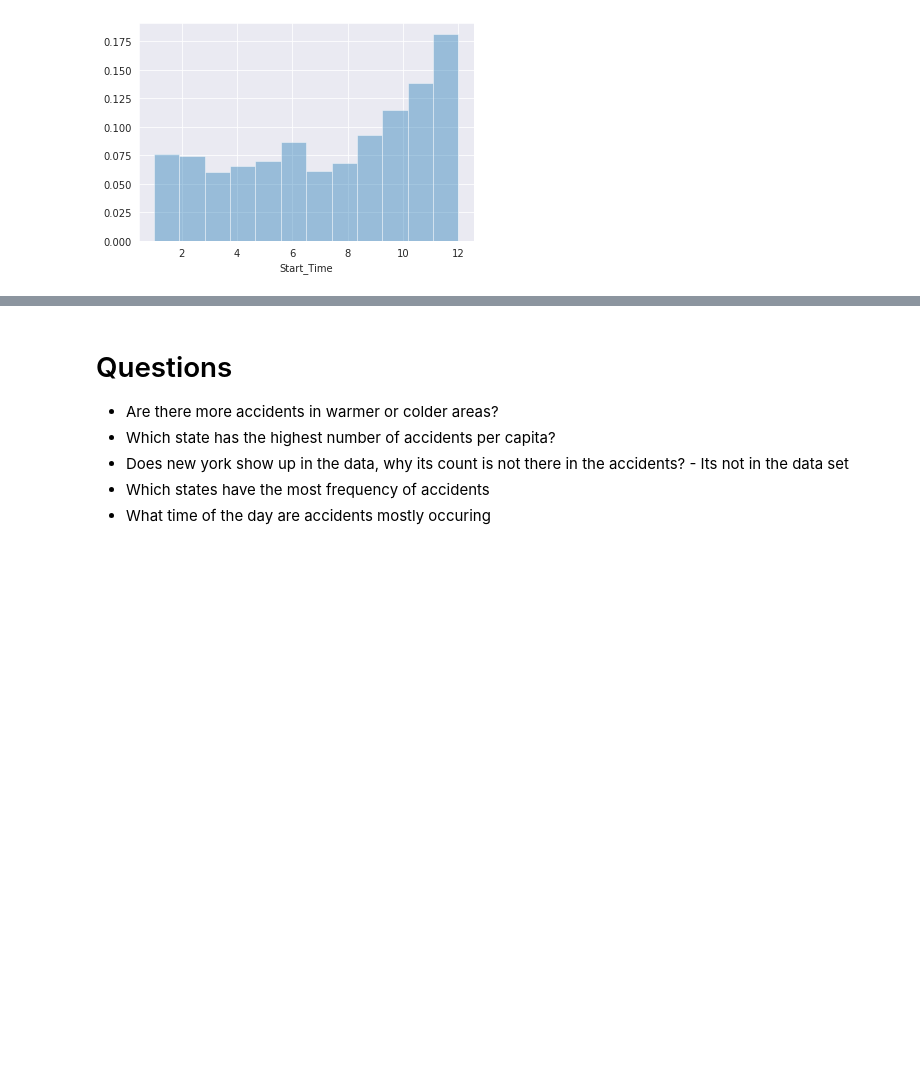
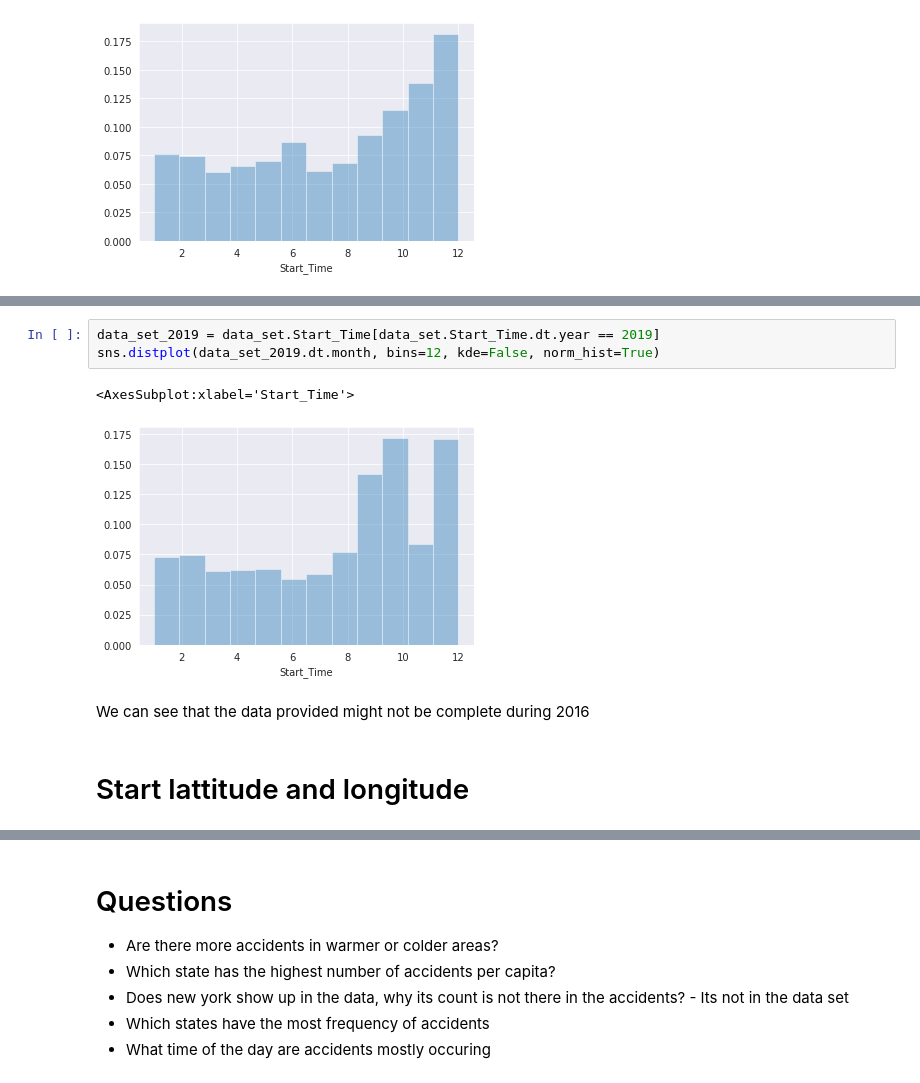
Before and after one commit to kevinlouisj/EDA_US_Accidents, a Jupyter notebook: us-accidents-eda.ipynb, the cells around one changed output, grey strips where cells are left out. Cells and saved outputs as stored; diff of their text form; blank space fills up the shorter version.

```diff
--- a/us-accidents-eda.ipynb
+++ b/us-accidents-eda.ipynb
@@ -383,0 +408,10 @@ sns.distplot(data_set.Start_Time.dt.month, bins=12, kde=False, norm_hist=True)
+# %%
+data_set_2019 = data_set.Start_Time[data_set.Start_Time.dt.year == 2019]
+sns.distplot(data_set_2019.dt.month, bins=12, kde=False, norm_hist=True)
+# %% [output]
+<AxesSubplot:xlabel='Start_Time'>
+[figure, added]
+# %% [markdown]
+We can see that the data provided might not be complete during 2016
+# %% [markdown]
+# Start lattitude and longitude
```
Also changed, not shown: parts of 10 cells of this notebook.
